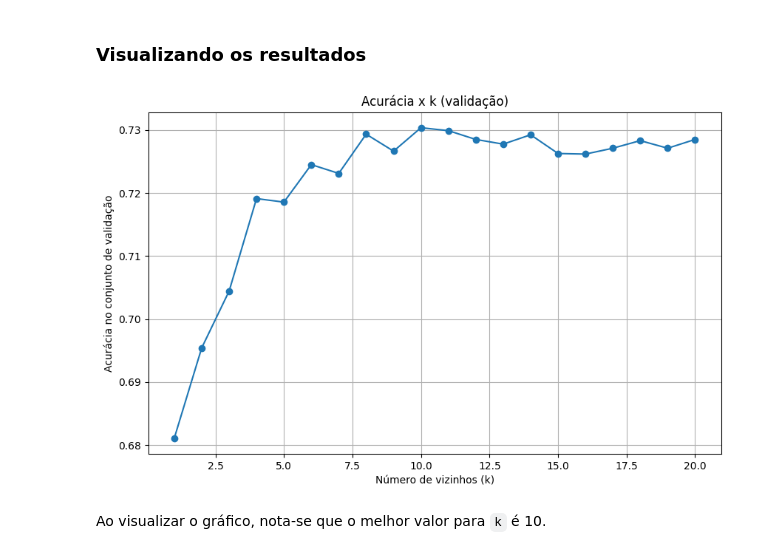
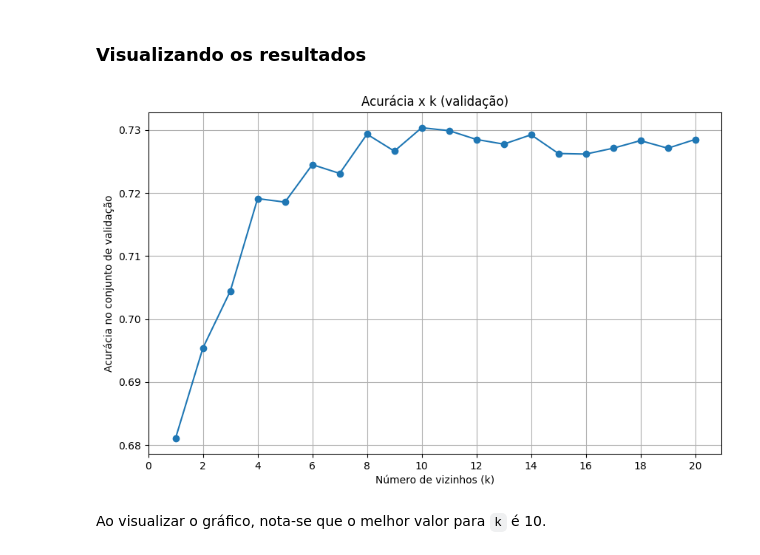
Before and after one commit to hgOliveira-Santos/knn-diamonds-classifier, a Jupyter notebook: knn_diamond_classifier.ipynb, the cells around one changed output. Cells and saved outputs as stored; diff of their text form; code cells hidden in the pictures.

```diff
--- a/knn_diamond_classifier.ipynb
+++ b/knn_diamond_classifier.ipynb
@@ -216,13 +222,14 @@ for k in k_values:
 # %%
 plt.figure(figsize=(10, 6))
 plt.plot(k_values, accuracy_values, marker='o')
+plt.xticks(range(0, 21, 2))
 plt.xlabel("Número de vizinhos (k)")
 plt.ylabel("Acurácia no conjunto de validação")
 plt.title("Acurácia x k (validação)")
 plt.grid(True)
 plt.show()
 # %% [output]
-[figure, old version]
+[figure, new version]
 # %% [markdown]
 Ao visualizar o gráfico, nota-se que o melhor valor para `k` é 10.
 # %%
```
Also changed, not shown: parts of 4 cells of this notebook.
